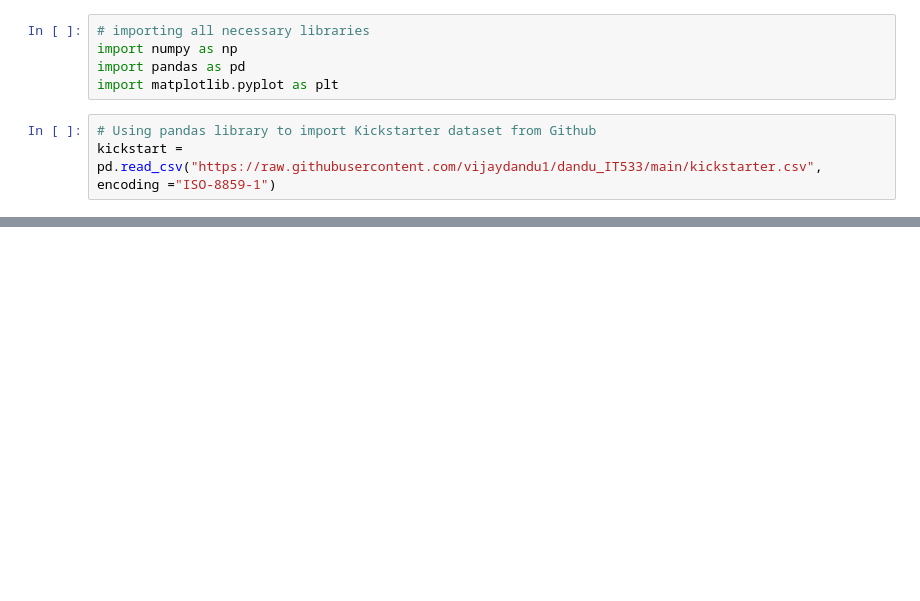
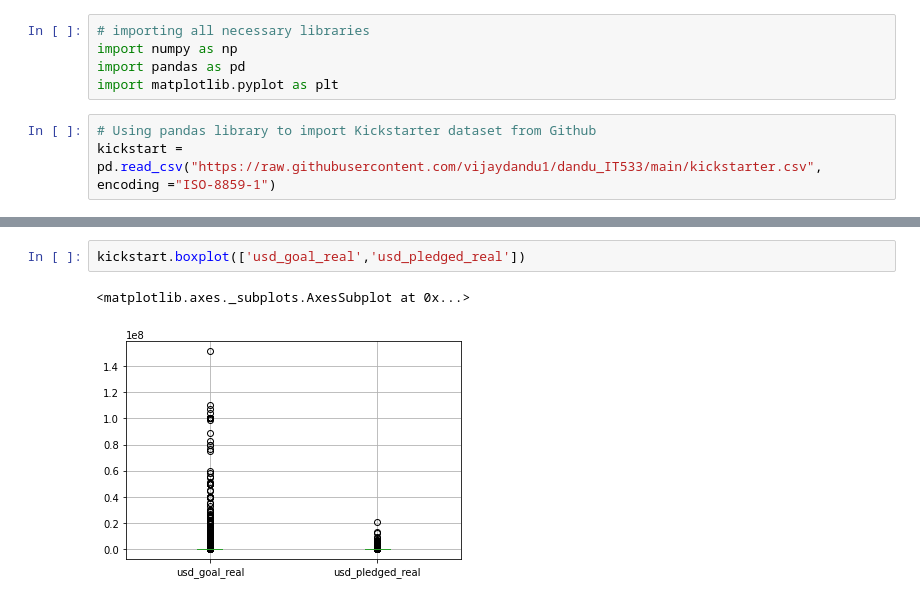
Before and after one commit to vijaydandu1/dandu_IT533, a Jupyter notebook: dandu_kickstarter.ipynb, the cells around one changed output, grey strips where cells are left out. Cells and saved outputs as stored; diff of their text form; blank space fills up the shorter version.

```diff
--- a/dandu_kickstarter.ipynb
+++ b/dandu_kickstarter.ipynb
@@ -69,0 +185,5 @@ kickstart = kickstart.dropna(inplace= True)
+# %%
+kickstart.boxplot(['usd_goal_real','usd_pledged_real'])
+# %% [output]
+<matplotlib.axes._subplots.AxesSubplot at 0x...>
+[figure, added]
```
Also changed, not shown: parts of 29 cells of this notebook.
